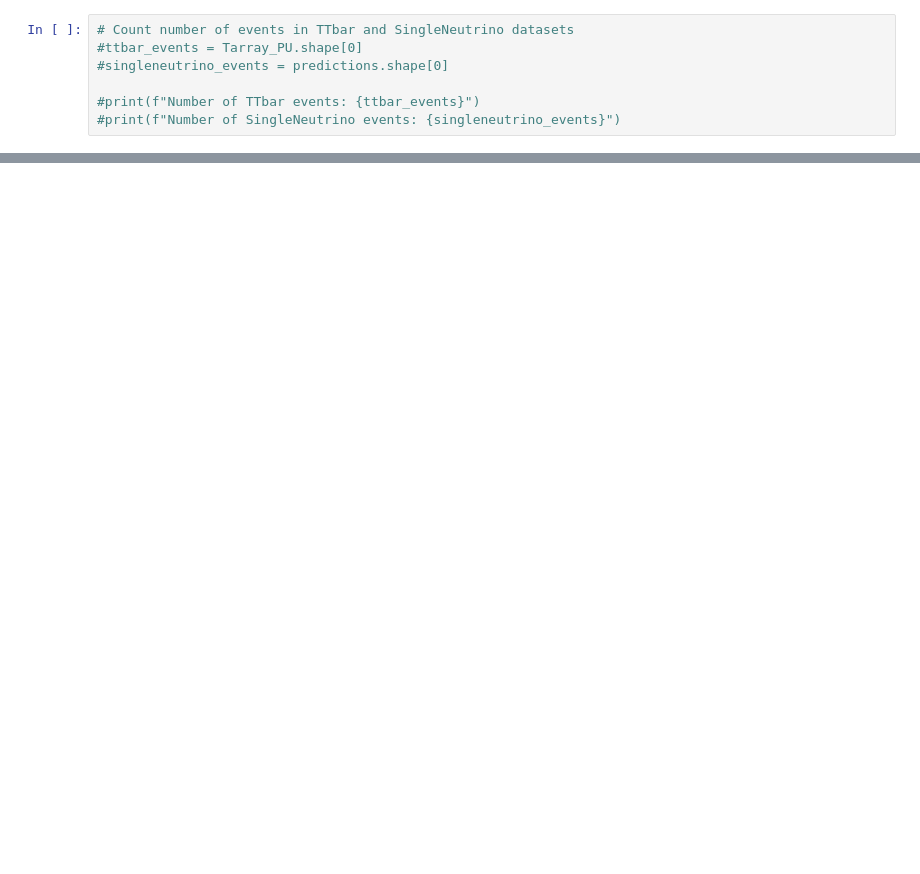
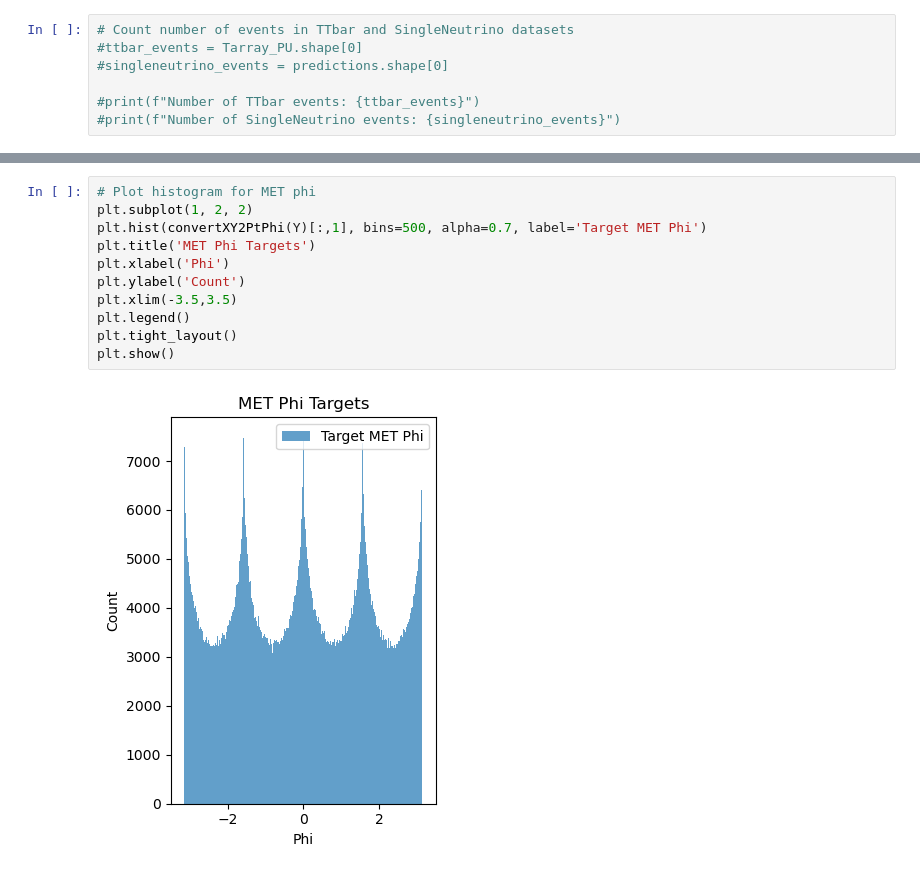
Before and after one commit to ucsd-hep-ex/L1METML, a Jupyter notebook: notebooks/inference.ipynb, the cells around one changed output, grey strips where cells are left out. Cells and saved outputs as stored; diff of their text form; blank space fills up the shorter version.

```diff
--- a/notebooks/inference.ipynb
+++ b/notebooks/inference.ipynb
@@ -214,3 +189,16 @@ plt.show()
+# %%
+# Plot histogram for MET phi
+plt.subplot(1, 2, 2)
+plt.hist(convertXY2PtPhi(Y)[:,1], bins=500, alpha=0.7, label='Target MET Phi')
+plt.title('MET Phi Targets')
+plt.xlabel('Phi')
+plt.ylabel('Count')
+plt.xlim(-3.5,3.5)
+plt.legend()
+plt.tight_layout()
+plt.show()
+# %% [output]
+[figure, added]
 # %%
 
 
```
Also changed, not shown: parts of 19 cells of this notebook, 2 other files.
